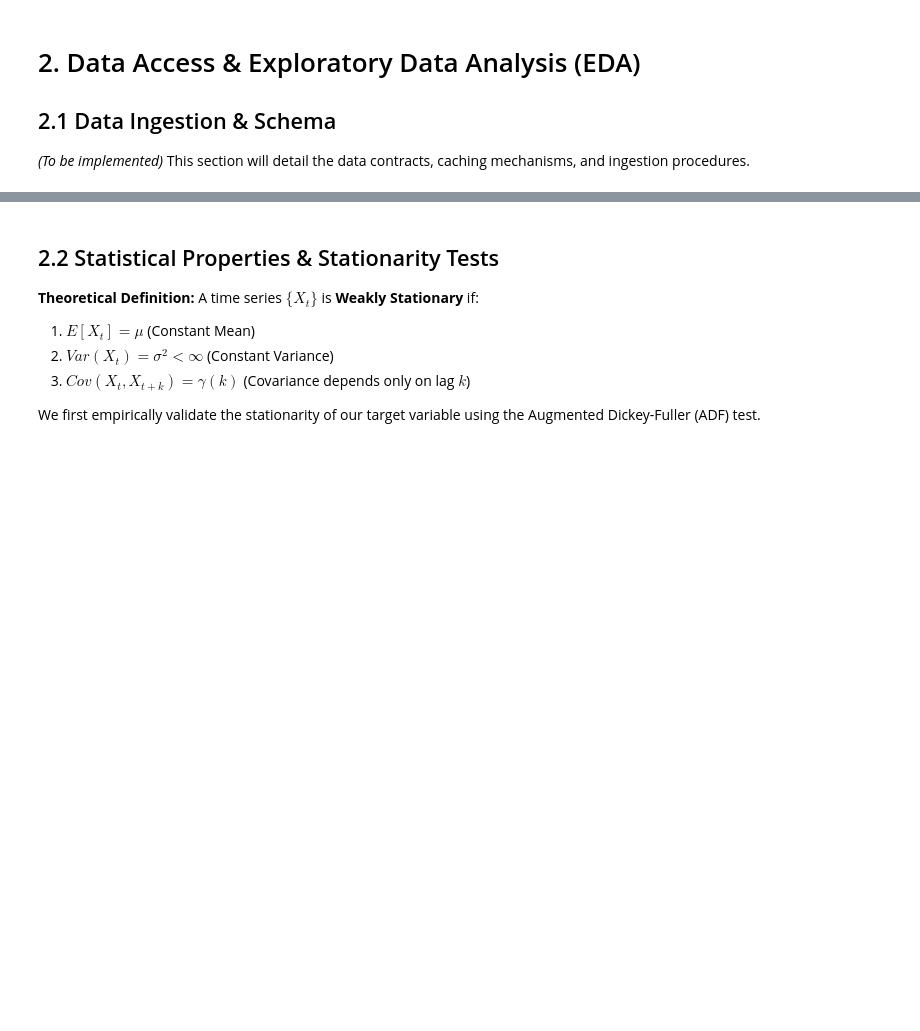
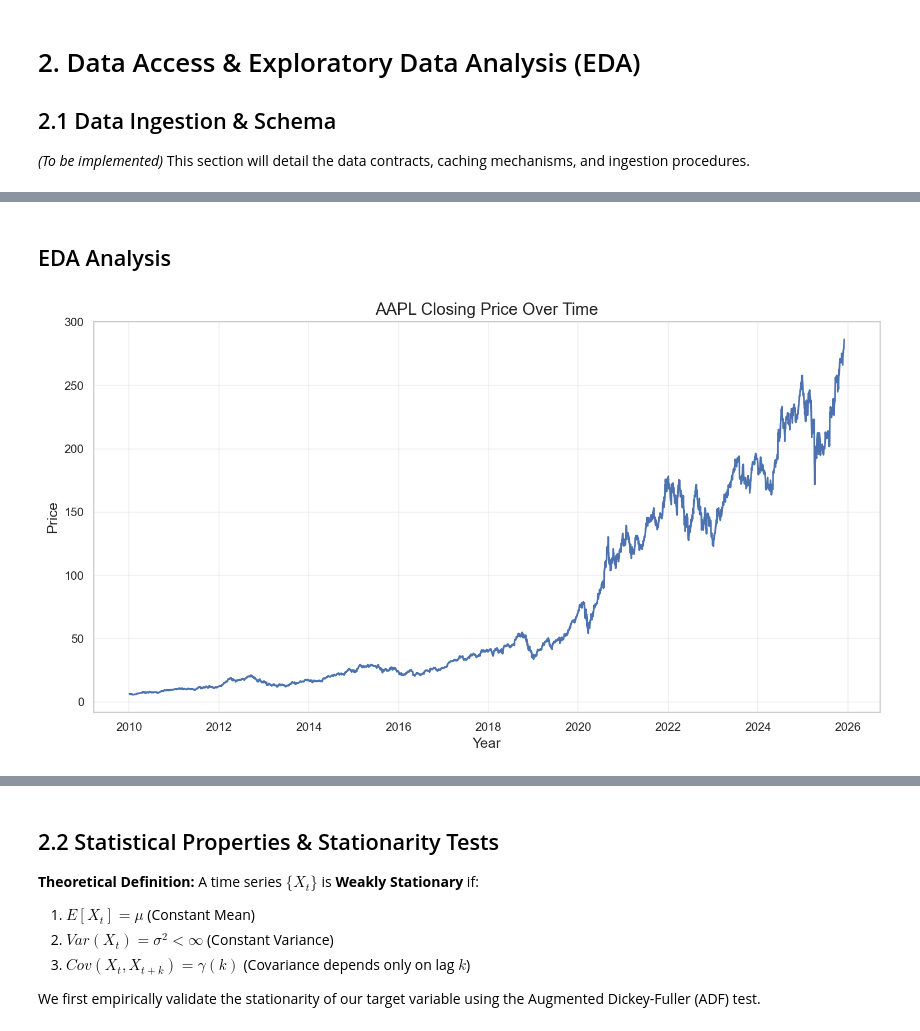
Before and after one commit to itaymutzafi/data-science-project, a Jupyter notebook: Final_Project_Report.ipynb, the cells around one changed output, grey strips where cells are left out. Cells and saved outputs as stored; diff of their text form; code cells hidden in the pictures; blank space fills up the shorter version.

Commit message:
plots for EDA, data validation and schema

```diff
--- a/Final_Project_Report.ipynb
+++ b/Final_Project_Report.ipynb
@@ -143,15 +149,7 @@ This section will detail the data contracts, caching mechanisms, and ingestion p
 # %%
 # # intro
-
-# import numpy as np
-# import pandas as pd
-# import matplotlib.pyplot as plt
-# import yfinance as yf
-# import sys
-# sys.path.append('..')
-# from datetime import date
-# from src import fetch_and_save as load_stock, merge_csv_by_date as merge_stocks
-
-# start_time = date(2020, 1, 1)
-# end_time = date(2025, 12, 3)
-# apple = yf.Ticker("AAPL")
+start_time = date(2010, 1, 1)
+end_time = date(2025, 12, 3)
+apple = yf.Ticker("AAPL")
+df = fetch_sample_data(apple, start_time, end_time)
+print(df)
@@ -157,0 +197,12 @@ This section will detail the data contracts, caching mechanisms, and ingestion p
+# %% [markdown]
+## EDA Analysis
+# %%
+# closing price over time
+plt.plot(df['Close'])
+plt.title("AAPL Closing Price Over Time")
+plt.ylabel("Price")
+plt.xlabel("Year")
+plt.grid(True)
+plt.show()
+# %% [output]
+[figure, added]
```
Also changed, not shown: parts of 16 cells of this notebook, 5 other files.
